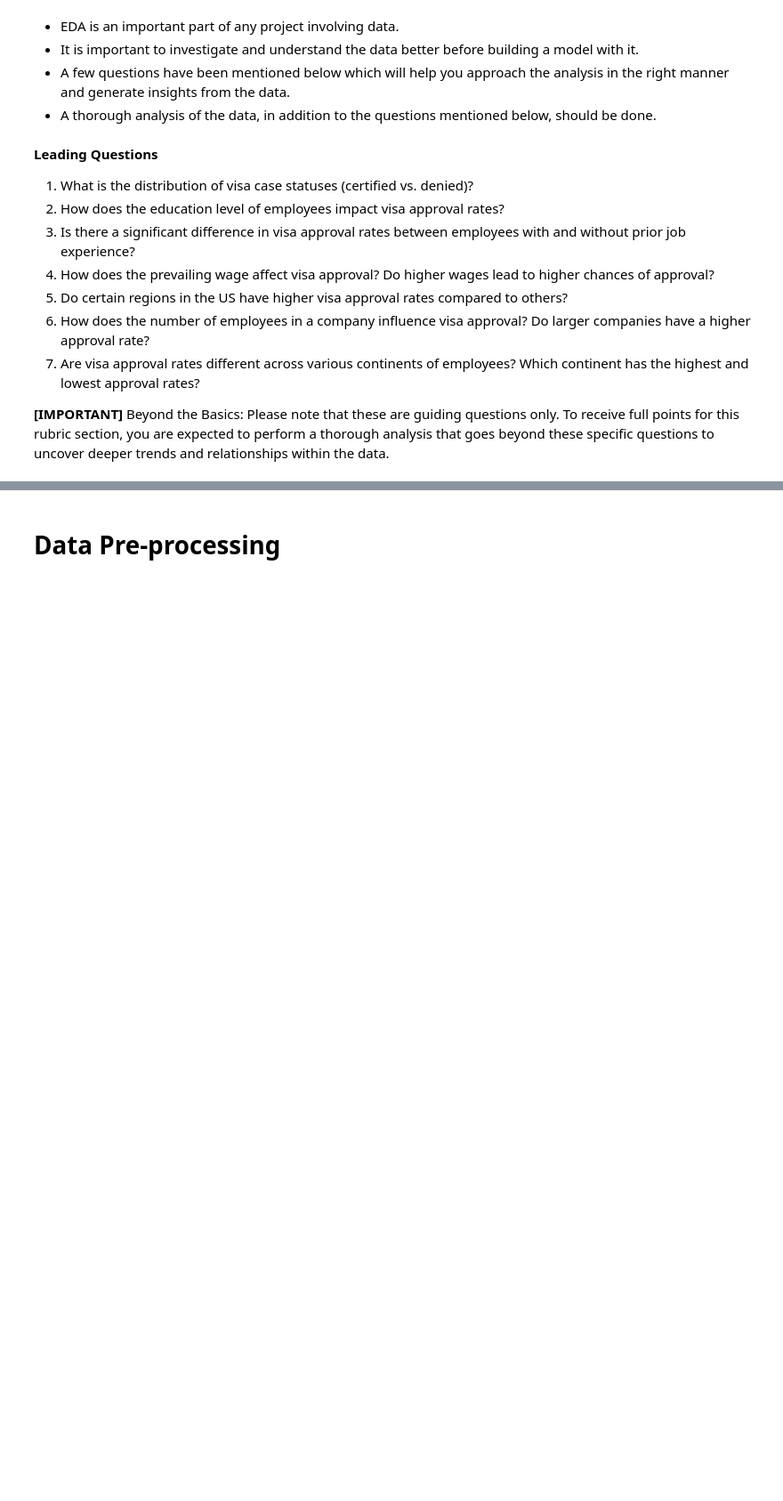
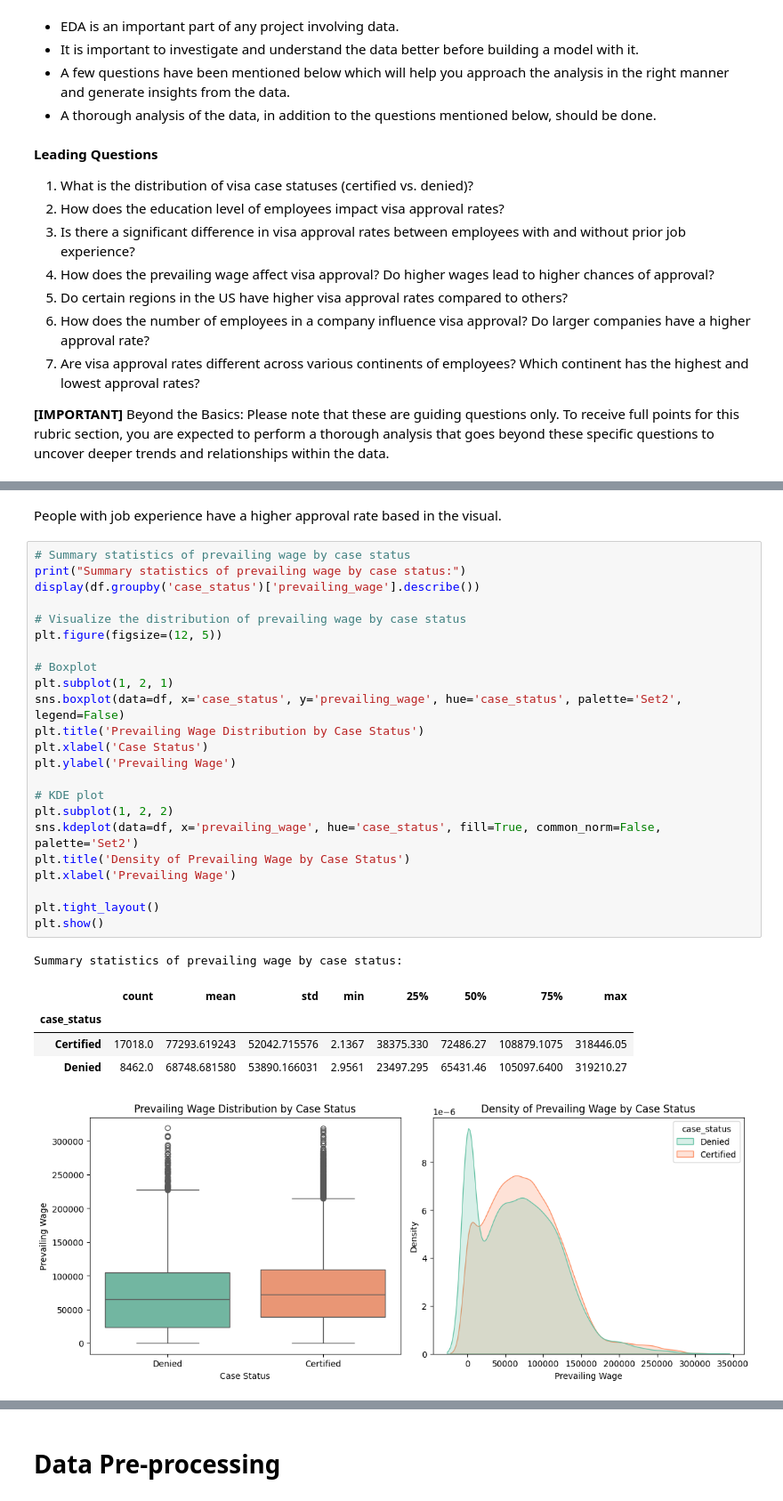
Before and after one commit to Kwasi-Dankwa/Easy_Visa_CS, a Jupyter notebook: AI&DS_Week8_Project2_Full_Code_Notebook_EasyVisa_.ipynb, the cells around one changed output, grey strips where cells are left out. Shown at 89% size. Saved outputs shown, nothing was run; the diff lists cells and outputs as text; blank space fills up the shorter version.

```diff
--- a/AI&DS_Week8_Project2_Full_Code_Notebook_EasyVisa_.ipynb
+++ b/AI&DS_Week8_Project2_Full_Code_Notebook_EasyVisa_.ipynb
@@ -148,0 +228,32 @@ memory usage: 2.3+ MB
+# %% [markdown]
+People with job experience have a higher approval rate based in the visual.
+# %%
+# Summary statistics of prevailing wage by case status
+print("Summary statistics of prevailing wage by case status:")
+display(df.groupby('case_status')['prevailing_wage'].describe())
+
+# Visualize the distribution of prevailing wage by case status
+plt.figure(figsize=(12, 5))
+
+# Boxplot
+plt.subplot(1, 2, 1)
+sns.boxplot(data=df, x='case_status', y='prevailing_wage', hue='case_status', palette='Set2', legend=False)
+plt.title('Prevailing Wage Distribution by Case Status')
+plt.xlabel('Case Status')
+plt.ylabel('Prevailing Wage')
+
+# KDE plot
+plt.subplot(1, 2, 2)
+sns.kdeplot(data=df, x='prevailing_wage', hue='case_status', fill=True, common_norm=False, palette='Set2')
+plt.title('Density of Prevailing Wage by Case Status')
+plt.xlabel('Prevailing Wage')
+
+plt.tight_layout()
+plt.show()
+# %% [output]
+Summary statistics of prevailing wage by case status:
+|  | count | mean | std | min | 25% | 50% | 75% | max |
+| case_status |  |  |  |  |  |  |  |  |
+| Certified | 17018.0 | 77293.619243 | 52042.715576 | 2.1367 | 38375.330 | 72486.27 | 108879.1075 | 318446.05 |
+| Denied | 8462.0 | 68748.681580 | 53890.166031 | 2.9561 | 23497.295 | 65431.46 | 105097.6400 | 319210.27 |
+[figure, added]
```
Also changed, not shown: parts of 11 cells of this notebook.
